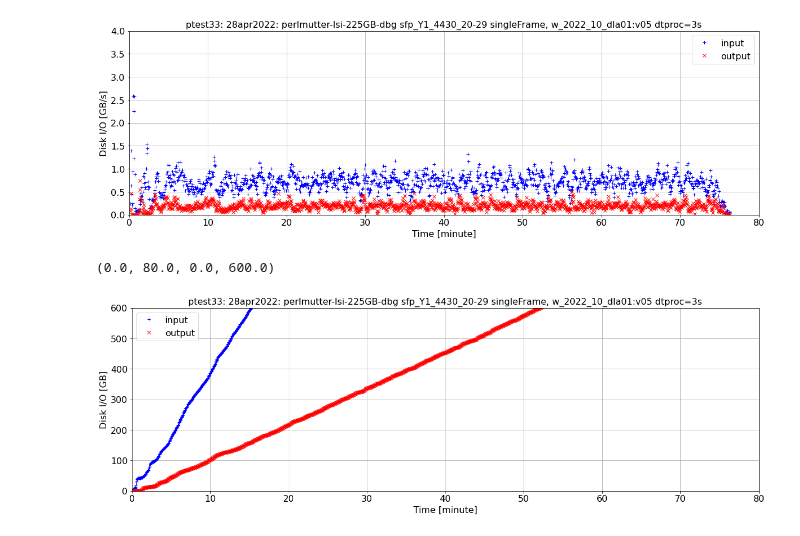
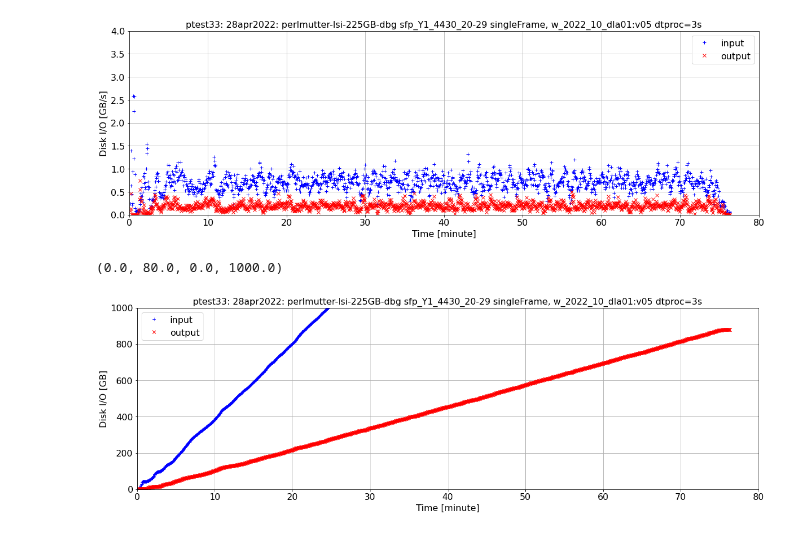
Before and after one commit to LSSTDESC/desc-wfmon, a Jupyter notebook: ipynb/monexp.ipynb, the cells around one changed output. Drawn from its saved outputs; the diff is of its cells as text; code cells hidden in the pictures.

```diff
--- a/ipynb/monexp.ipynb
+++ b/ipynb/monexp.ipynb
@@ -230,6 +230,7 @@ else:
 print(f"Process table entry count: {len(prc)}")
 print(f"Procsum table entry count: {len(psm)}")
 print(f" System table entry count: {len(sym)}")
+have_procsum = len(psm) > 0
 # %% [output]
 One run found.
 Process table entry count: 174751
@@ -250,7 +251,8 @@ wkf['tfix_completed'] = wkf.time_completed/tunit
 tst['tfix_launched'] = tst.task_try_time_launched/tunit
 tsk['tfix_invoked'] = tsk.task_time_invoked/tunit
 prc['tfix'] = prc.timestamp/tunit
-psm['tfix'] = psm.timestamp/tunit
+if have_procsum:
+    psm['tfix'] = psm.timestamp/tunit
 sym['tfix'] = (sym.time - t0sec)/tunit
 
 twkf1 = wkf.tfix_began.min()
@@ -261,8 +263,9 @@ tinv1 = tsk.tfix_invoked.min()
 tinv2 = tsk.tfix_invoked.max()
 tprc1 = prc.tfix.min()
 tprc2 = prc.tfix.max()
-tpsm1 = psm.tfix.min()
-tpsm2 = psm.tfix.max()
+if have_procsum:
+    tpsm1 = psm.tfix.min()
+    tpsm2 = psm.tfix.max()
 tsym1 = sym.tfix.min()
 tsym2 = sym.tfix.max()
 if tmax <= tmin:
@@ -274,7 +277,8 @@ print(f" Workflow time range: ({twkf1:.2f}, {twkf2:.2f}) {stunit}")
 print(f"   Invoke time range: ({tinv1:.2f}, {tinv2:.2f}) {stunit}")
 print(f"   Launch time range: ({tlau1:.2f}, {tlau2:.2f}) {stunit}")
 print(f"  Process time range: ({tprc1:.2f}, {tprc2:.2f}) {stunit}")
-print(f"  Procsum time range: ({tpsm1:.2f}, {tpsm2:.2f}) {stunit}")
+if have_procsum:
+    print(f"  Procsum time range: ({tpsm1:.2f}, {tpsm2:.2f}) {stunit}")
 print(f"   System time range: ({tsym1:.2f}, {tsym2:.2f}) {stunit}")
 print(f" Plotting time range: ({ tmin:.2f}, { tmax:.2f}) {stunit}")
 # %% [output]
@@ -594,23 +599,24 @@ plt.show()
 # %% [output]
 [figure]
 # %%
-xmin = tmin
-xmax = tmax
-ymin = 0.0
-ymax = 600
-plt.figure(figsize=(pdx, pdy))
-plt.plot(psm.tfix, psm.procsum_disk_read.cumsum()/gb, 'b+', label='input')
-plt.plot(psm.tfix, psm.procsum_disk_write.cumsum()/gb, 'rx', label='output')
-plt.xlabel(f"Time [{stunit}]")
-plt.ylabel('Disk I/O [GB]')
-plt.grid(True)
-plt.legend(loc="upper left")
-junk = plt.axis([xmin, xmax, ymin, ymax])
-print(junk)
-plt.title(pttl)
-plt.savefig(pfx+'io2'+sfx)
-plt.show()
-#print(plt.rcParams)
+if have_procsum:
+    xmin = tmin
+    xmax = tmax
+    ymin = 0.0
+    ymax = 1000
+    plt.figure(figsize=(pdx, pdy))
+    plt.plot(psm.tfix, psm.procsum_disk_read.cumsum()/gb, 'b+', label='input')
+    plt.plot(psm.tfix, psm.procsum_disk_write.cumsum()/gb, 'rx', label='output')
+    plt.xlabel(f"Time [{stunit}]")
+    plt.ylabel('Disk I/O [GB]')
+    plt.grid(True)
+    plt.legend(loc="upper left")
+    junk = plt.axis([xmin, xmax, ymin, ymax])
+    print(junk)
+    plt.title(pttl)
+    plt.savefig(pfx+'io2'+sfx)
+    plt.show()
+    #print(plt.rcParams)
 # %% [output]
-(0.0, 80.0, 0.0, 600.0)
+(0.0, 80.0, 0.0, 1000.0)
-[figure, old version]
+[figure, new version]
```
Also changed, not shown: parts of 5 cells of this notebook, 2 other files.
